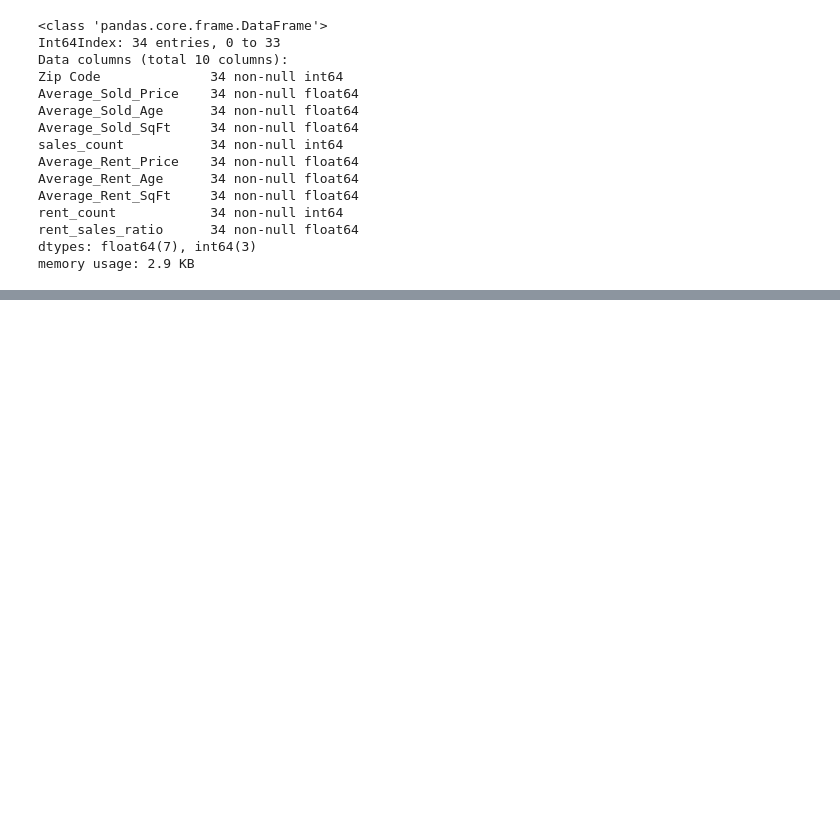
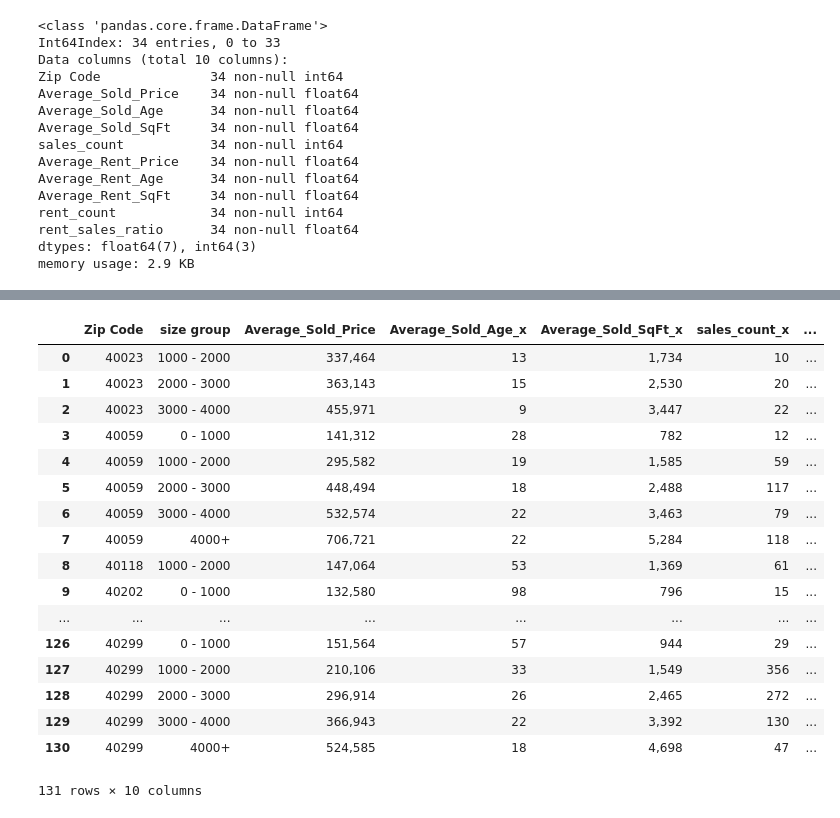
Before and after one commit to Or78Ka/python_project_2021_Orsi_K, a Jupyter notebook: Final python project Orsi K.ipynb, the cells around one changed output, grey strips where cells are left out. Drawn from its saved outputs; the diff is of its cells as text; code cells hidden in the pictures; blank space fills up the shorter version.

```diff
--- a/Final python project Orsi K.ipynb
+++ b/Final python project Orsi K.ipynb
@@ -413,0 +490,11 @@ reduced_subdivision_zip_df
+# %%
+groupped_zip_sales_size_df = df1.groupby(['Zip Code', 'size group'])['Sold Price', 'Age', 'SqFt -Total Finished'].mean().rename(columns={
+    "Sold Price": "Average_Sold_Price",
+    "Age": "Average_Sold_Age",
+    "SqFt -Total Finished": "Average_Sold_SqFt"
+})
+sales_count = df1.groupby(['Zip Code', 'size group'])['Sold Price', 'Age', 'SqFt -Total Finished'].size().reset_index(name='sales_count')
+groupped_zip_sales_size_df = pd.merge(groupped_zip_sales_size_df, sales_count, on=['Zip Code', 'size group'])
+# format the numbers in the table
+pd.options.display.float_format = '{:,.0f}'.format
+groupped_zip_sales_size_df
@@ -413,0 +520,11 @@ reduced_subdivision_zip_df
+# %%
+groupped_zip_rental_size_df = df2.groupby(['Zip Code', 'size group'])['Rent/Month', 'Age', 'SqFt -Total Finished'].mean().rename(columns={
+    "Rent/Month": "Average_Monthly_Rent",
+    "Age": "Average_Sold_Age",
+    "SqFt -Total Finished": "Average_Sold_SqFt"
+})
+sales_count = df2.groupby(['Zip Code', 'size group'])['Rent/Month', 'Age', 'SqFt -Total Finished'].size().reset_index(name='sales_count')
+groupped_zip_rental_size_df = pd.merge(groupped_zip_rental_size_df, sales_count, on=['Zip Code', 'size group'])
+# format the numbers in the table
+pd.options.display.float_format = '{:,.0f}'.format
+groupped_zip_rental_size_df
@@ -413,0 +550,22 @@ reduced_subdivision_zip_df
+# %%
+zip_size_group_df = pd.merge(groupped_zip_sales_size_df, groupped_zip_rental_size_df, on=['Zip Code', 'size group'], how='inner')
+zip_size_group_df
+# %% [output]
+|  | Zip Code | size group | Average_Sold_Price | Average_Sold_Age_x | Average_Sold_SqFt_x | sales_count_x | ... |
+| 0 | 40023 | 1000 - 2000 | 337,464 | 13 | 1,734 | 10 | ... |
+| 1 | 40023 | 2000 - 3000 | 363,143 | 15 | 2,530 | 20 | ... |
+| 2 | 40023 | 3000 - 4000 | 455,971 | 9 | 3,447 | 22 | ... |
+| 3 | 40059 | 0 - 1000 | 141,312 | 28 | 782 | 12 | ... |
+| 4 | 40059 | 1000 - 2000 | 295,582 | 19 | 1,585 | 59 | ... |
+| 5 | 40059 | 2000 - 3000 | 448,494 | 18 | 2,488 | 117 | ... |
+| 6 | 40059 | 3000 - 4000 | 532,574 | 22 | 3,463 | 79 | ... |
+| 7 | 40059 | 4000+ | 706,721 | 22 | 5,284 | 118 | ... |
+| 8 | 40118 | 1000 - 2000 | 147,064 | 53 | 1,369 | 61 | ... |
+| 9 | 40202 | 0 - 1000 | 132,580 | 98 | 796 | 15 | ... |
+| ... | ... | ... | ... | ... | ... | ... | ... |
+| 126 | 40299 | 0 - 1000 | 151,564 | 57 | 944 | 29 | ... |
+| 127 | 40299 | 1000 - 2000 | 210,106 | 33 | 1,549 | 356 | ... |
+| 128 | 40299 | 2000 - 3000 | 296,914 | 26 | 2,465 | 272 | ... |
+| 129 | 40299 | 3000 - 4000 | 366,943 | 22 | 3,392 | 130 | ... |
+| 130 | 40299 | 4000+ | 524,585 | 18 | 4,698 | 47 | ... |
+131 rows × 10 columns
```
Also changed, not shown: parts of 11 cells of this notebook.
